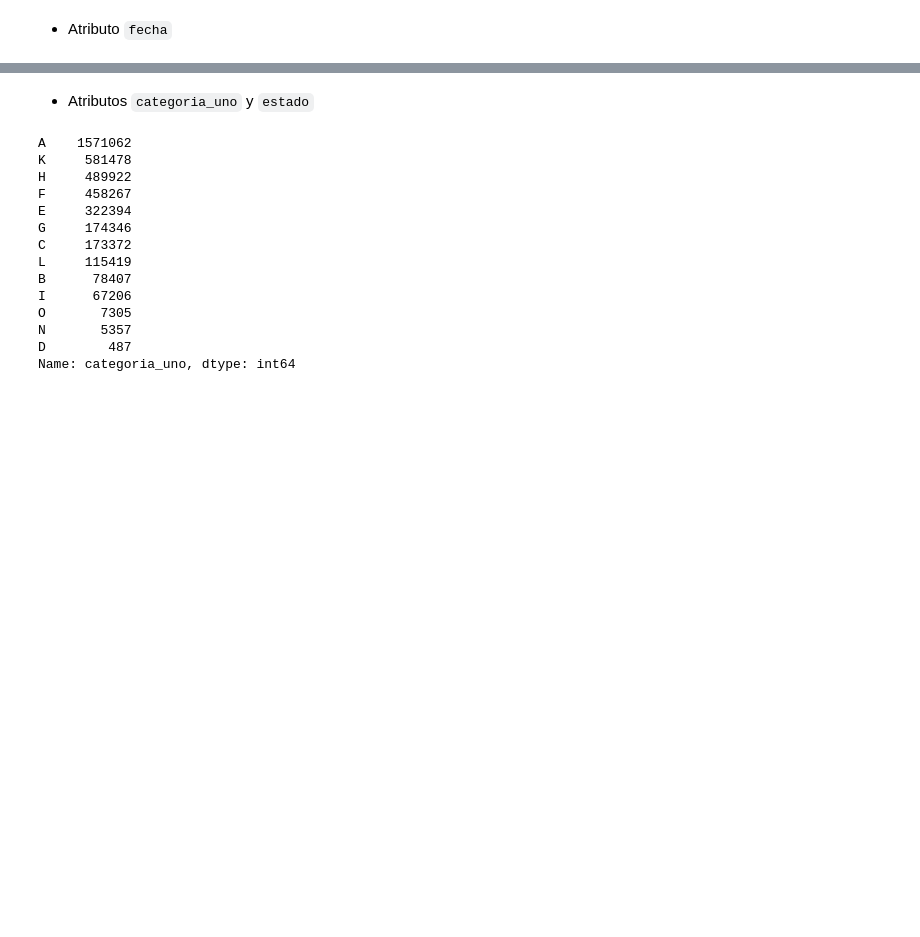
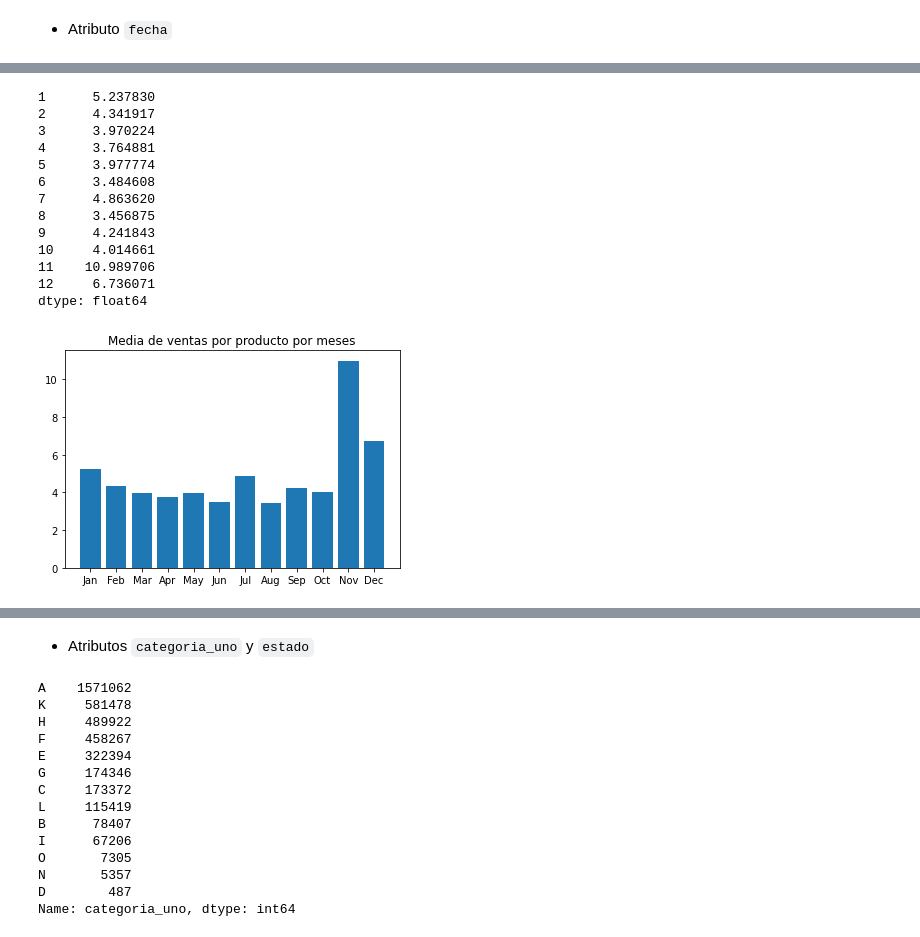
Before and after one commit to ebjaime/Atmira-Stock-Prediction, a Jupyter notebook: proyecto.ipynb, the cells around one changed output, grey strips where cells are left out. Cells and saved outputs as stored; diff of their text form; code cells hidden in the pictures; blank space fills up the shorter version.

```diff
--- a/proyecto.ipynb
+++ b/proyecto.ipynb
@@ -67,0 +78,24 @@ array(['2015-06-01T00:00:00.000000000', '2015-06-02T00:00:00.000000000',
+# %%
+df["month"] = df["fecha"].map(lambda x: x.month)
+ventas_per_month = df.groupby(["month"])["unidades_vendidas"].sum() / df["month"].value_counts()
+# %%
+print(ventas_per_month)
+plt.bar(range(0,12), ventas_per_month.values)
+plt.title("Media de ventas por producto por meses")
+plt.xticks(range(0,12), ["Jan", "Feb", "Mar", "Apr", "May", "Jun", "Jul", "Aug", "Sep", "Oct", "Nov", "Dec"])
+plt.show()
+# %% [output]
+1      5.237830
+2      4.341917
+3      3.970224
+4      3.764881
+5      3.977774
+6      3.484608
+7      4.863620
+8      3.456875
+9      4.241843
+10     4.014661
+11    10.989706
+12     6.736071
+dtype: float64
+[figure, added]
```
Also changed, not shown: parts of 35 cells of this notebook.
